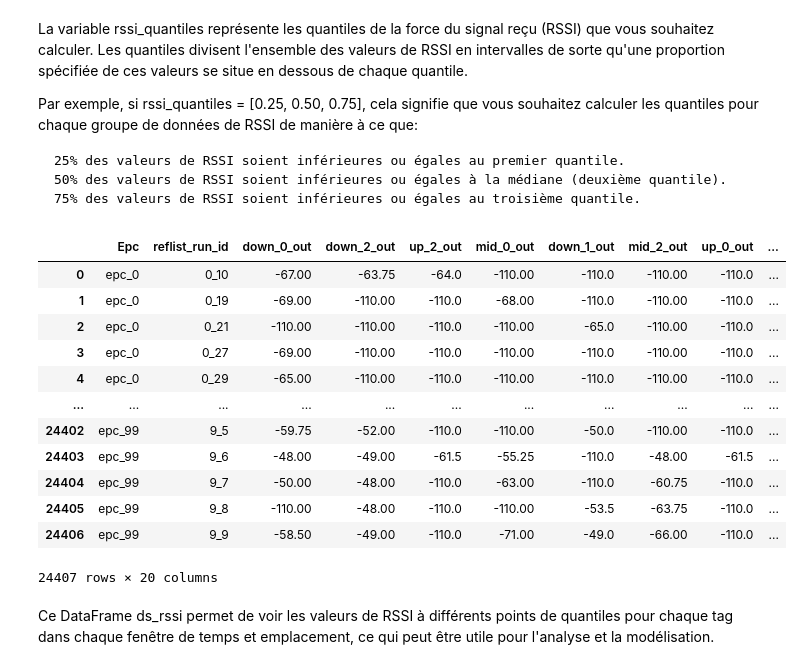
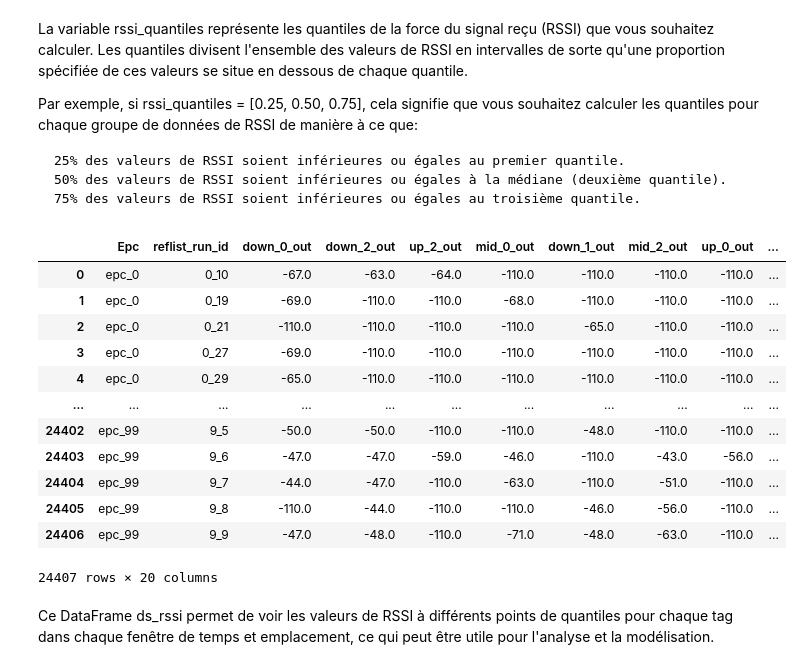
Before and after one commit to ADEBIKPE/Projet_Machine_Learning_RFID, a Jupyter notebook: Machine_Learning/MLRFID_Projet_S8_Model_preprocessing.ipynb, the cells around one changed output. Saved outputs shown, nothing was run; the diff lists cells and outputs as text; code cells hidden in the pictures.

```diff
--- a/Machine_Learning/MLRFID_Projet_S8_Model_preprocessing.ipynb
+++ b/Machine_Learning/MLRFID_Projet_S8_Model_preprocessing.ipynb
@@ -214,12 +214,3 @@ timing[:12]
 | 9 | 1 | 9 | 8 | 2019-11-07 18:54:50.140000 | 2019-11-07 18:54:52.122 | 2019-11-07 18:54:54.051 | 2019-11-07 18:54:55.894500 | 2019-11-07 18:53:42.370000 |
 | 10 | 2 | 0 | 9 | 2019-11-07 18:54:55.894500 | 2019-11-07 18:54:57.738 | 2019-11-07 18:54:59.584 | 2019-11-07 18:55:01.765000 | 2019-11-07 18:54:55.894500 |
 | 11 | 2 | 1 | 0 | 2019-11-07 18:55:01.765000 | 2019-11-07 18:55:03.946 | 2019-11-07 18:55:05.694 | 2019-11-07 18:55:07.694000 | 2019-11-07 18:54:55.894500 |
-# %%
-plt.figure(figsize=(12,6))
-up=(timing['ciuchStart']-timing['ciuchStartup']).apply(lambda x:x.total_seconds())
-mid=(timing['ciuchStop']-timing['ciuchStart']).apply(lambda x:x.total_seconds())
-down=(timing['ciuchStopdown']-timing['ciuchStop']).apply(lambda x:x.total_seconds())
-plt.boxplot([up,mid,down],labels=['ciuchStartup > ciuchStart','ciuchStart > ciuchStop','ciuchStop > ciuchStopdown'])
-plt.grid()
-plt.title('durations: Startup>Start, Start>Stop, Stop>Stopdown',size=16)
-plt.show()
@@ -434,33 +423,33 @@ Par exemple, si rssi_quantiles = [0.25, 0.50, 0.75], cela signifie que vous souh
 # %%
 # ds:
 # sample : one tag in one window
 #
 # Définir les quantiles de RSSI
-rssi_quantile = 0.25
+rssi_quantile = 1
 
 # Calculer les quantiles de RSSI pour chaque groupe dans df_timing_slices
 ds_rssi = df_timing_slices.groupby(['Epc', 'reflist_run_id', 'slice_id', 'loc'])['Rssi'].quantile(rssi_quantile)\
             .unstack(['slice_id','loc'], fill_value=-110)
 
 # Renommer les colonnes pour les rendre plus descriptives
 ds_rssi.columns = [f'{x[0]}_{x[1]}' for x in ds_rssi.columns]
 
 # Réinitialiser l'index pour obtenir un DataFrame plat
 ds_rssi = ds_rssi.reset_index(drop=False)
 ds_rssi
 # %% [output]
 |  | Epc | reflist_run_id | down_0_out | down_2_out | up_2_out | mid_0_out | down_1_out | mid_2_out | up_0_out | ... |
-| 0 | epc_0 | 0_10 | -67.00 | -63.75 | -64.0 | -110.00 | -110.0 | -110.00 | -110.0 | ... |
-| 1 | epc_0 | 0_19 | -69.00 | -110.00 | -110.0 | -68.00 | -110.0 | -110.00 | -110.0 | ... |
-| 2 | epc_0 | 0_21 | -110.00 | -110.00 | -110.0 | -110.00 | -65.0 | -110.00 | -110.0 | ... |
-| 3 | epc_0 | 0_27 | -69.00 | -110.00 | -110.0 | -110.00 | -110.0 | -110.00 | -110.0 | ... |
-| 4 | epc_0 | 0_29 | -65.00 | -110.00 | -110.0 | -110.00 | -110.0 | -110.00 | -110.0 | ... |
+| 0 | epc_0 | 0_10 | -67.0 | -63.0 | -64.0 | -110.0 | -110.0 | -110.0 | -110.0 | ... |
+| 1 | epc_0 | 0_19 | -69.0 | -110.0 | -110.0 | -68.0 | -110.0 | -110.0 | -110.0 | ... |
+| 2 | epc_0 | 0_21 | -110.0 | -110.0 | -110.0 | -110.0 | -65.0 | -110.0 | -110.0 | ... |
+| 3 | epc_0 | 0_27 | -69.0 | -110.0 | -110.0 | -110.0 | -110.0 | -110.0 | -110.0 | ... |
+| 4 | epc_0 | 0_29 | -65.0 | -110.0 | -110.0 | -110.0 | -110.0 | -110.0 | -110.0 | ... |
 | ... | ... | ... | ... | ... | ... | ... | ... | ... | ... | ... |
-| 24402 | epc_99 | 9_5 | -59.75 | -52.00 | -110.0 | -110.00 | -50.0 | -110.00 | -110.0 | ... |
-| 24403 | epc_99 | 9_6 | -48.00 | -49.00 | -61.5 | -55.25 | -110.0 | -48.00 | -61.5 | ... |
-| 24404 | epc_99 | 9_7 | -50.00 | -48.00 | -110.0 | -63.00 | -110.0 | -60.75 | -110.0 | ... |
-| 24405 | epc_99 | 9_8 | -110.00 | -48.00 | -110.0 | -110.00 | -53.5 | -63.75 | -110.0 | ... |
-| 24406 | epc_99 | 9_9 | -58.50 | -49.00 | -110.0 | -71.00 | -49.0 | -66.00 | -110.0 | ... |
+| 24402 | epc_99 | 9_5 | -50.0 | -50.0 | -110.0 | -110.0 | -48.0 | -110.0 | -110.0 | ... |
+| 24403 | epc_99 | 9_6 | -47.0 | -47.0 | -59.0 | -46.0 | -110.0 | -43.0 | -56.0 | ... |
+| 24404 | epc_99 | 9_7 | -44.0 | -47.0 | -110.0 | -63.0 | -110.0 | -51.0 | -110.0 | ... |
+| 24405 | epc_99 | 9_8 | -110.0 | -44.0 | -110.0 | -110.0 | -46.0 | -56.0 | -110.0 | ... |
+| 24406 | epc_99 | 9_9 | -47.0 | -48.0 | -110.0 | -71.0 | -48.0 | -63.0 | -110.0 | ... |
 24407 rows × 20 columns
 # %% [markdown]
 Ce DataFrame ds_rssi permet de voir les valeurs de RSSI à différents points de quantiles pour chaque tag dans chaque fenêtre de temps et emplacement, ce qui peut être utile pour l'analyse et la modélisation.
```
Also changed, not shown: parts of 17 cells of this notebook, 1 other file.
